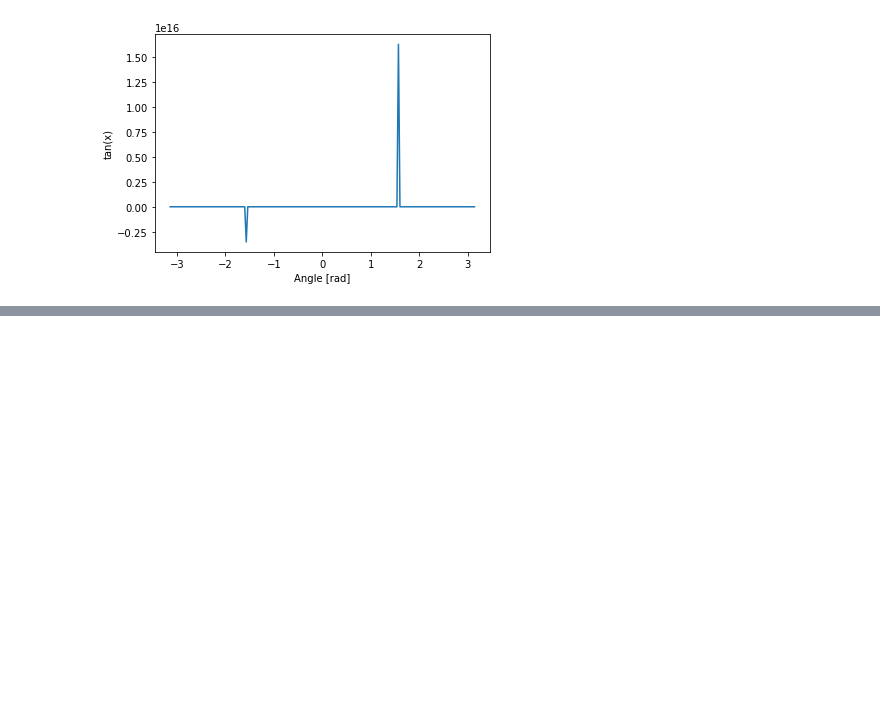
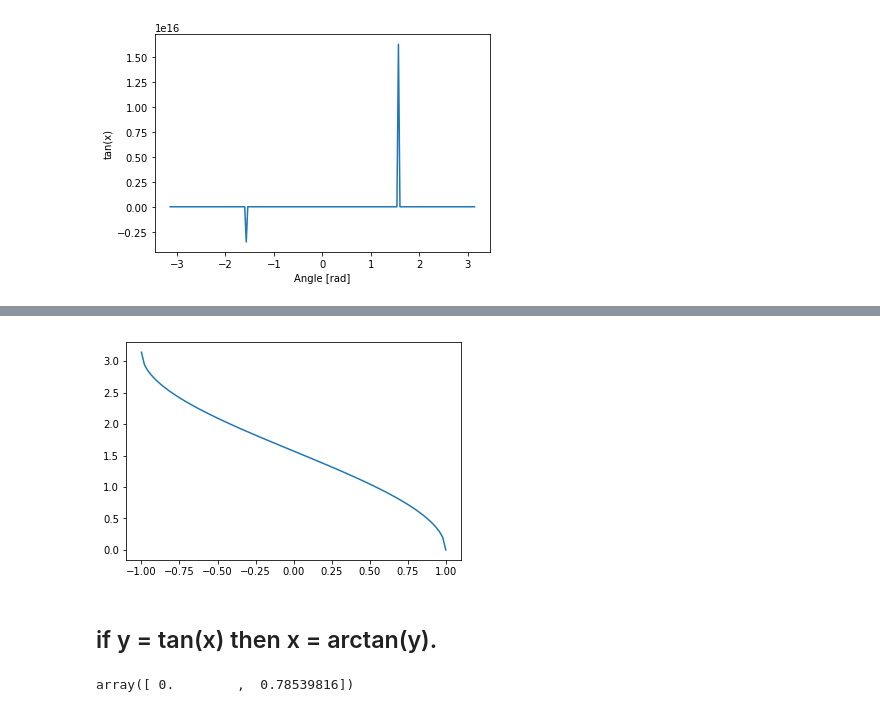
Before and after one commit to zerosum99/python_numpy, a Jupyter notebook: 유니버셜함수 삼각함수.ipynb, the cells around one changed output, grey strips where cells are left out. Cells and saved outputs as stored; diff of their text form; code cells hidden in the pictures; blank space fills up the shorter version.

```diff
--- a/유니버셜함수 삼각함수.ipynb
+++ b/유니버셜함수 삼각함수.ipynb
@@ -132,0 +236,14 @@ tanh
+# %%
+import matplotlib.pyplot as plt
+x = np.linspace(-1, 1, num=100)
+plt.plot(x, np.arccos(x))
+plt.axis('tight')
+plt.show()
+# %% [output]
+[figure, added]
+# %% [markdown]
+## if y = tan(x) then x = arctan(y).
+# %%
+np.arctan([0, 1])
+# %% [output]
+array([ 0.        ,  0.78539816])
```
Also changed, not shown: parts of 31 cells of this notebook.
